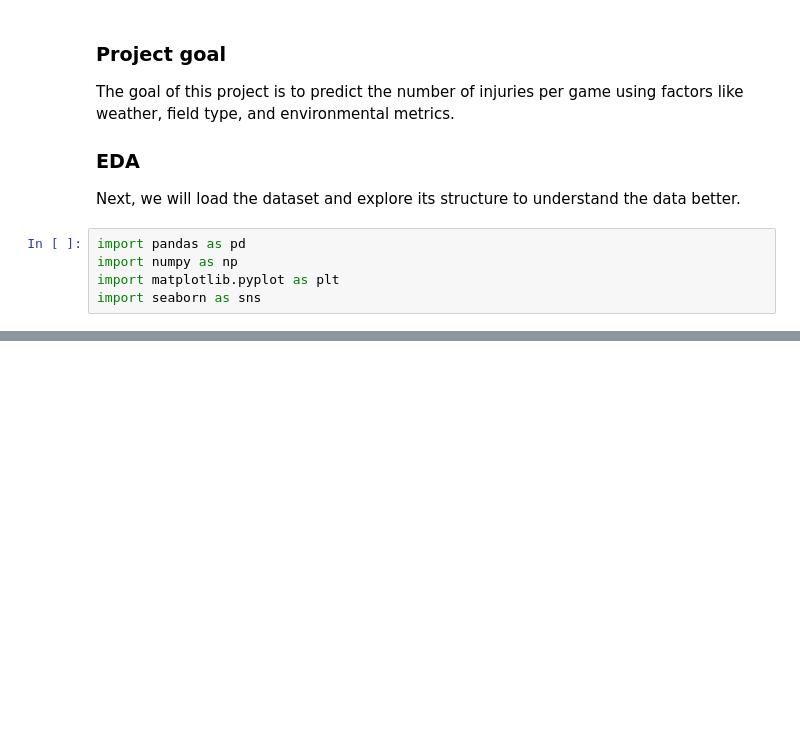
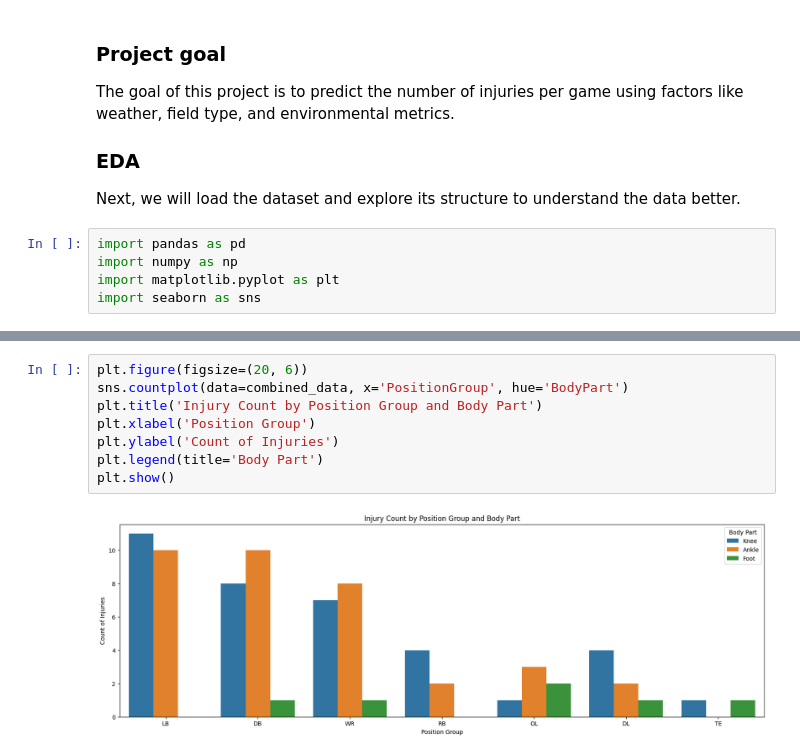
Before and after one commit to daniiprietoo/nfl-injury-analytics, a Jupyter notebook: notebooks/EDA.ipynb, the cells around one changed output, grey strips where cells are left out. Drawn from its saved outputs; the diff is of its cells as text; blank space fills up the shorter version.

```diff
--- a/notebooks/EDA.ipynb
+++ b/notebooks/EDA.ipynb
@@ -98,0 +380,10 @@ print(f"{raw_data.duplicated().sum()} duplicates in the dataset")
+# %%
+plt.figure(figsize=(20, 6))
+sns.countplot(data=combined_data, x='PositionGroup', hue='BodyPart')
+plt.title('Injury Count by Position Group and Body Part')
+plt.xlabel('Position Group')
+plt.ylabel('Count of Injuries')
+plt.legend(title='Body Part')
+plt.show()
+# %% [output]
+[figure, added]
```
Also changed, not shown: parts of 47 cells of this notebook, 6 other files.
